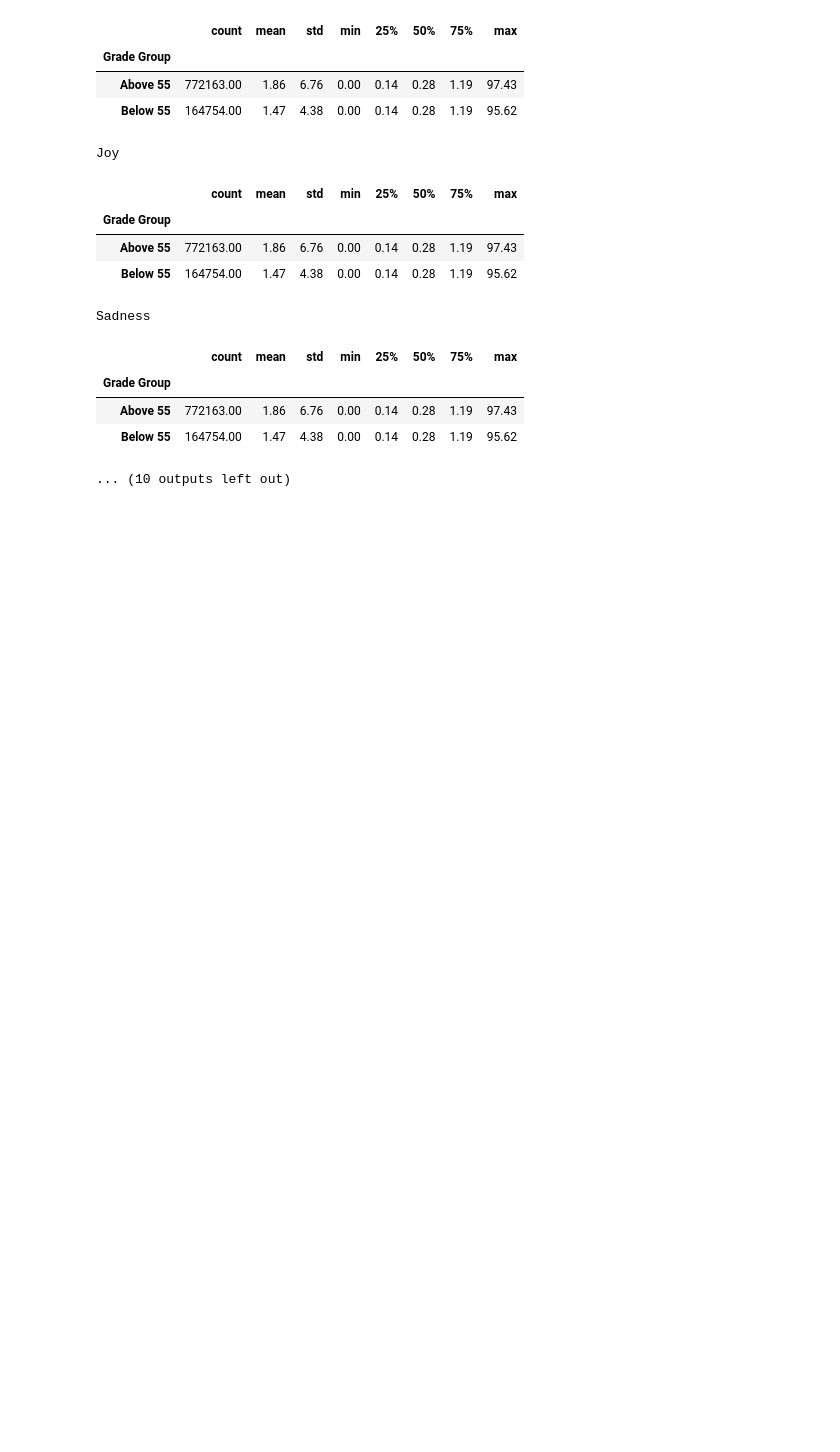
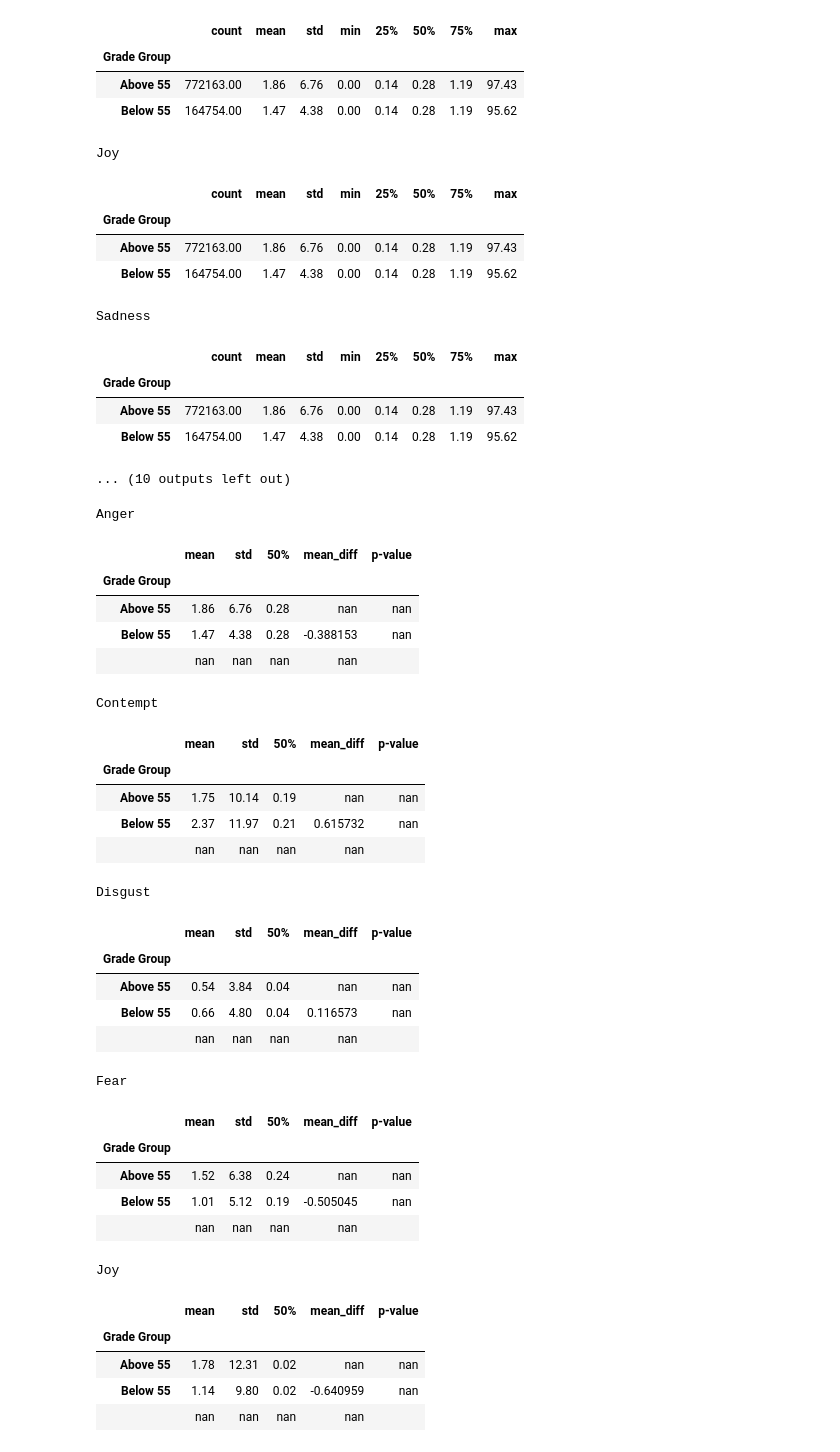
Before and after one commit to litalshl/classifiers, a Jupyter notebook: all_respondents_with_grades.ipynb, the cells around one changed output. Saved outputs shown, nothing was run; the diff lists cells and outputs as text; code cells hidden in the pictures; blank space fills up the shorter version.

Commit message:
correct values

```diff
--- a/all_respondents_with_grades.ipynb
+++ b/all_respondents_with_grades.ipynb
@@ -321,3 +321,83 @@ Sadness
 | Above 55 | 772163.00 | 1.86 | 6.76 | 0.00 | 0.14 | 0.28 | 1.19 | 97.43 |
 | Below 55 | 164754.00 | 1.47 | 4.38 | 0.00 | 0.14 | 0.28 | 1.19 | 95.62 |
 ... (10 outputs left out)
+# %%
+from scipy.stats import ttest_ind
+from selenium import webdriver
+
+# create a new Firefox browser window
+driver = webdriver.Firefox()
+
+# Define a function to add a star to indicate statistical significance
+def add_star(pval):
+    if pval < 0.05:
+        return '*'
+    else:
+        return ''
+
+# Loop through the emotions and perform a t-test between the grade groups
+for col in selected_columns:
+    # Create a DataFrame for the current emotion only
+    emotion_data = combined_data_with_grades.loc[:, ['Grade Group', col]]
+
+    above_55 = emotion_data.loc[emotion_data['Grade Group'] == 'Above 55', col]
+    below_55 = emotion_data.loc[emotion_data['Grade Group'] == 'Below 55', col]
+    t, pval = ttest_ind(above_55, below_55, equal_var=False)
+    pval_star = add_star(pval)
+
+    # Calculate the statistics for the current emotion
+    emotion_stats = emotion_data.groupby('Grade Group')[col].describe()[['mean', 'std', '50%']]
+    emotion_stats['mean_diff'] = emotion_stats['mean'].diff()
+    emotion_stats.loc['', 'p-value'] = pval
+
+    # Create a formatted table for the current emotion
+    emotion_stats_formatted = emotion_stats.style\
+        .set_table_styles([{'selector': 'th', 'props': [('text-align', 'center')]}])\
+        .set_caption(col)\
+        .format("{:.2f}", subset=pd.IndexSlice[:, ['mean', 'std', '50%']])\
+        .set_properties(**{'width': '50px', 'text-align': 'center'})\
+        .set_table_attributes('style="border-collapse: separate; border-spacing: 20px;"')\
+        .applymap(lambda x: 'background-color: #f2f2f2' if x == emotion_stats['mean'].max() else '')
+
+    # Display the table for the current emotion
+    display(emotion_stats_formatted)
+
+    # Save the table as an HTML file and take a screenshot
+    filename = col + '_grades_stats.html'
+    emotion_stats_formatted.to_html(filename)
+    driver.get('C:\\projects\\classifiers\\' + filename)
+    driver.save_screenshot(filename + "_screenshot.png")
+
+# close the browser window
+driver.quit()
+# %% [output]
+Anger
+|  | mean | std | 50% | mean_diff | p-value |
+| Grade Group |  |  |  |  |  |
+| Above 55 | 1.86 | 6.76 | 0.28 | nan | nan |
+| Below 55 | 1.47 | 4.38 | 0.28 | -0.388153 | nan |
+|  | nan | nan | nan | nan |  |
+Contempt
+|  | mean | std | 50% | mean_diff | p-value |
+| Grade Group |  |  |  |  |  |
+| Above 55 | 1.75 | 10.14 | 0.19 | nan | nan |
+| Below 55 | 2.37 | 11.97 | 0.21 | 0.615732 | nan |
+|  | nan | nan | nan | nan |  |
+Disgust
+|  | mean | std | 50% | mean_diff | p-value |
+| Grade Group |  |  |  |  |  |
+| Above 55 | 0.54 | 3.84 | 0.04 | nan | nan |
+| Below 55 | 0.66 | 4.80 | 0.04 | 0.116573 | nan |
+|  | nan | nan | nan | nan |  |
+Fear
+|  | mean | std | 50% | mean_diff | p-value |
+| Grade Group |  |  |  |  |  |
+| Above 55 | 1.52 | 6.38 | 0.24 | nan | nan |
+| Below 55 | 1.01 | 5.12 | 0.19 | -0.505045 | nan |
+|  | nan | nan | nan | nan |  |
+Joy
+|  | mean | std | 50% | mean_diff | p-value |
+| Grade Group |  |  |  |  |  |
+| Above 55 | 1.78 | 12.31 | 0.02 | nan | nan |
+| Below 55 | 1.14 | 9.80 | 0.02 | -0.640959 | nan |
+|  | nan | nan | nan | nan |  |
```
Also changed, not shown: parts of 1 cell of this notebook, 22 other files.
